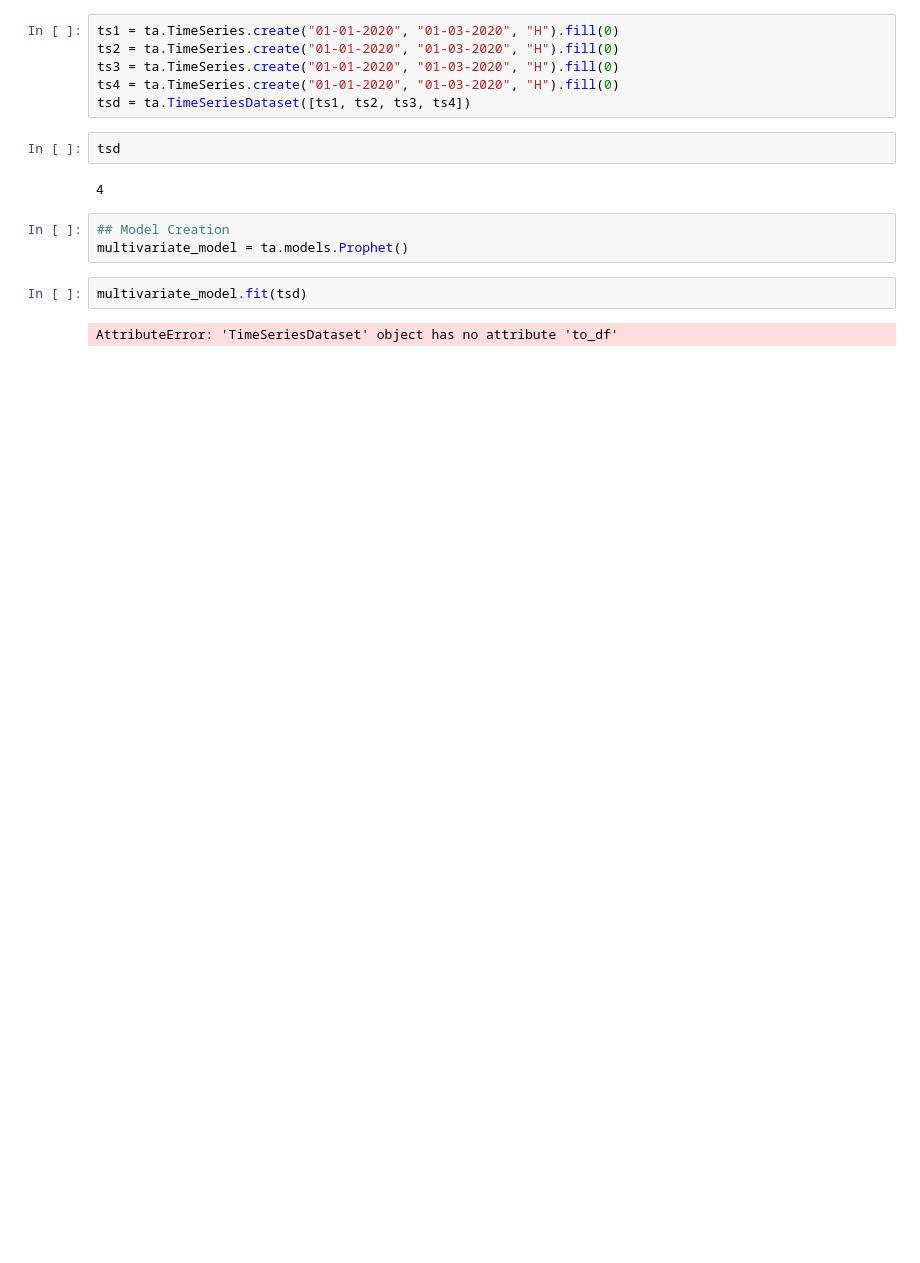
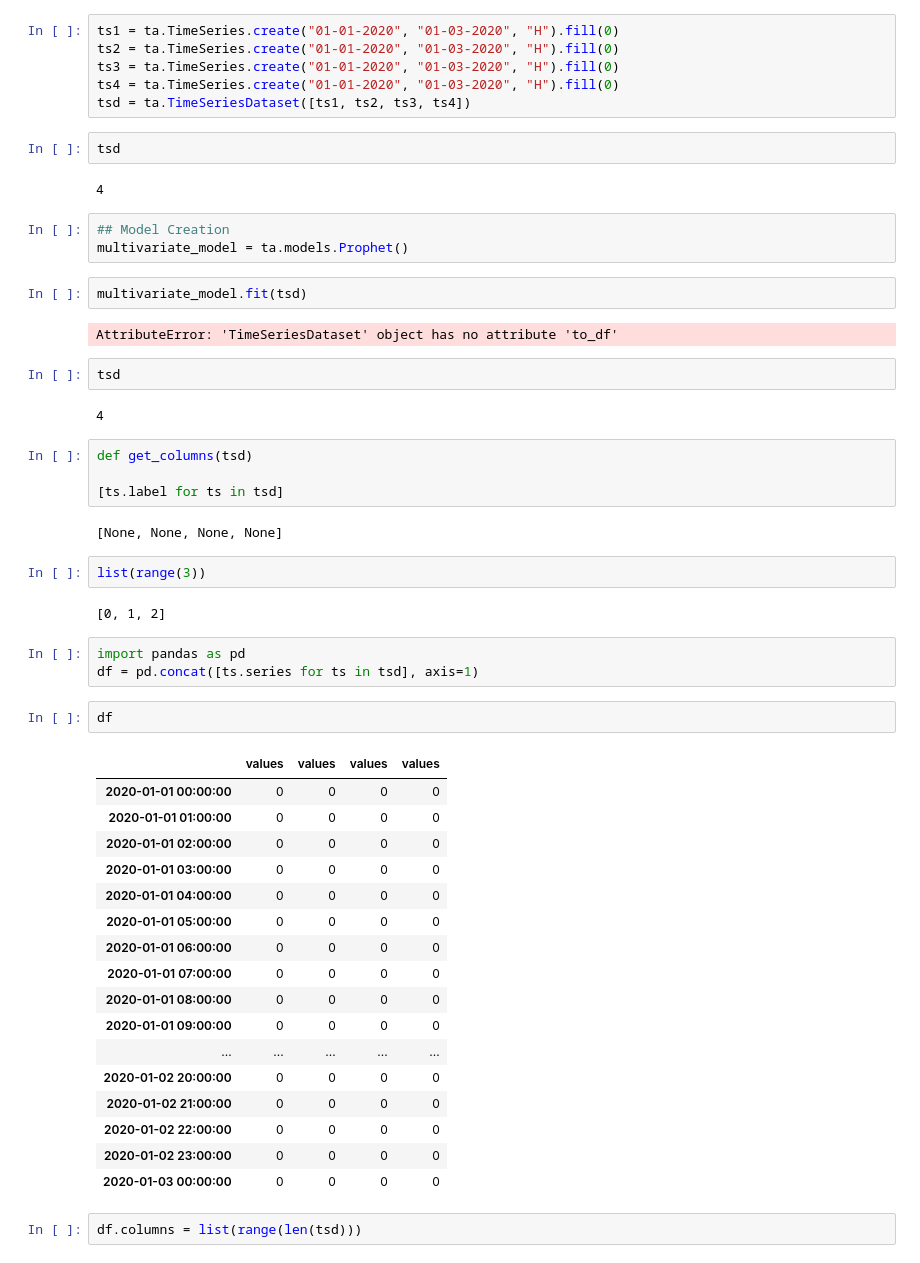
Before and after one commit to timeatlas-dev/timeatlas, a Jupyter notebook: notebooks/model-with-prophet.ipynb, the cells around one changed output. Saved outputs shown, nothing was run; the diff lists cells and outputs as text; blank space fills up the shorter version.

```diff
--- a/notebooks/model-with-prophet.ipynb
+++ b/notebooks/model-with-prophet.ipynb
@@ -73,3 +73,42 @@ multivariate_model = ta.models.Prophet()
 multivariate_model.fit(tsd)
 # %% [output]
 AttributeError: 'TimeSeriesDataset' object has no attribute 'to_df'
+# %%
+tsd
+# %% [output]
+4
+# %%
+def get_columns(tsd)
+
+[ts.label for ts in tsd]
+# %% [output]
+[None, None, None, None]
+# %%
+list(range(3))
+# %% [output]
+[0, 1, 2]
+# %%
+import pandas as pd
+df = pd.concat([ts.series for ts in tsd], axis=1)
+# %%
+df
+# %% [output]
+|  | values | values | values | values |
+| 2020-01-01 00:00:00 | 0 | 0 | 0 | 0 |
+| 2020-01-01 01:00:00 | 0 | 0 | 0 | 0 |
+| 2020-01-01 02:00:00 | 0 | 0 | 0 | 0 |
+| 2020-01-01 03:00:00 | 0 | 0 | 0 | 0 |
+| 2020-01-01 04:00:00 | 0 | 0 | 0 | 0 |
+| 2020-01-01 05:00:00 | 0 | 0 | 0 | 0 |
+| 2020-01-01 06:00:00 | 0 | 0 | 0 | 0 |
+| 2020-01-01 07:00:00 | 0 | 0 | 0 | 0 |
+| 2020-01-01 08:00:00 | 0 | 0 | 0 | 0 |
+| 2020-01-01 09:00:00 | 0 | 0 | 0 | 0 |
+| ... | ... | ... | ... | ... |
+| 2020-01-02 20:00:00 | 0 | 0 | 0 | 0 |
+| 2020-01-02 21:00:00 | 0 | 0 | 0 | 0 |
+| 2020-01-02 22:00:00 | 0 | 0 | 0 | 0 |
+| 2020-01-02 23:00:00 | 0 | 0 | 0 | 0 |
+| 2020-01-03 00:00:00 | 0 | 0 | 0 | 0 |
+# %%
+df.columns = list(range(len(tsd)))
```
Also changed, not shown: parts of 1 cell of this notebook.
